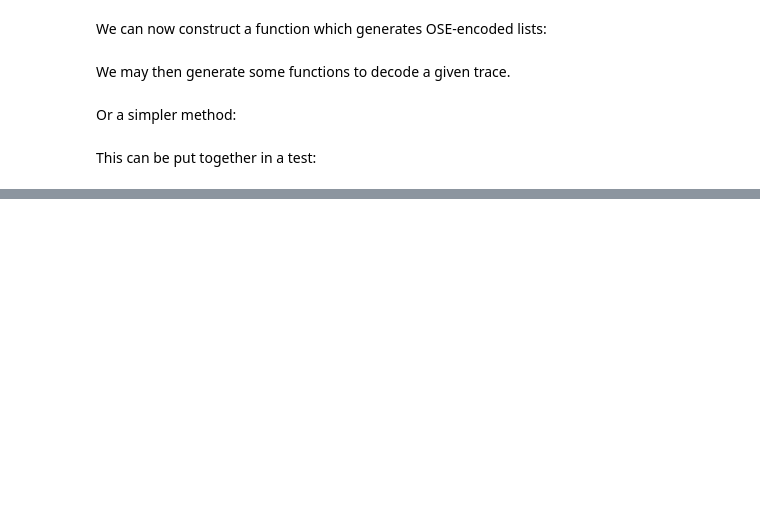
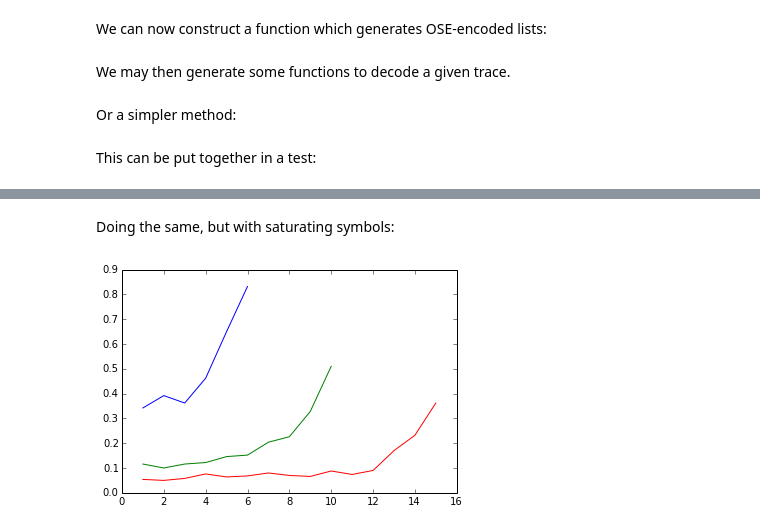
Before and after one commit to AndrewMundy/notebooks, a Jupyter notebook: ose-model.ipynb, the cells around one changed output, grey strips where cells are left out. Saved outputs shown, nothing was run; the diff lists cells and outputs as text; code cells hidden in the pictures; blank space fills up the shorter version.

```diff
--- a/ose-model.ipynb
+++ b/ose-model.ipynb
@@ -161,0 +162,14 @@ def ose_experiment( ns, dimensionality, fs, runs = 100 ):
+# %% [markdown]
+Doing the same, but with saturating symbols:
+# %%
+sat = lambda m : -1 + 2./( 1 + e ** (-3*m))
+sat_f = lambda p, l, v : SaturatingSymbol( p, l, v, sat )
+
+plt.figure()
+for n in [6,10,15]:
+    factory = SymbolFactory( 512, vec_generate, sat_f )
+    accuracy = ose_experiment( n, factory, ose_encode_with_exp, ose_decode_simple_with_exp, 500 )
+    plt.plot( range(1,n+1), accuracy )
+plt.show()
+# %% [output]
+[figure, added]
```
Also changed, not shown: parts of 10 cells of this notebook.
